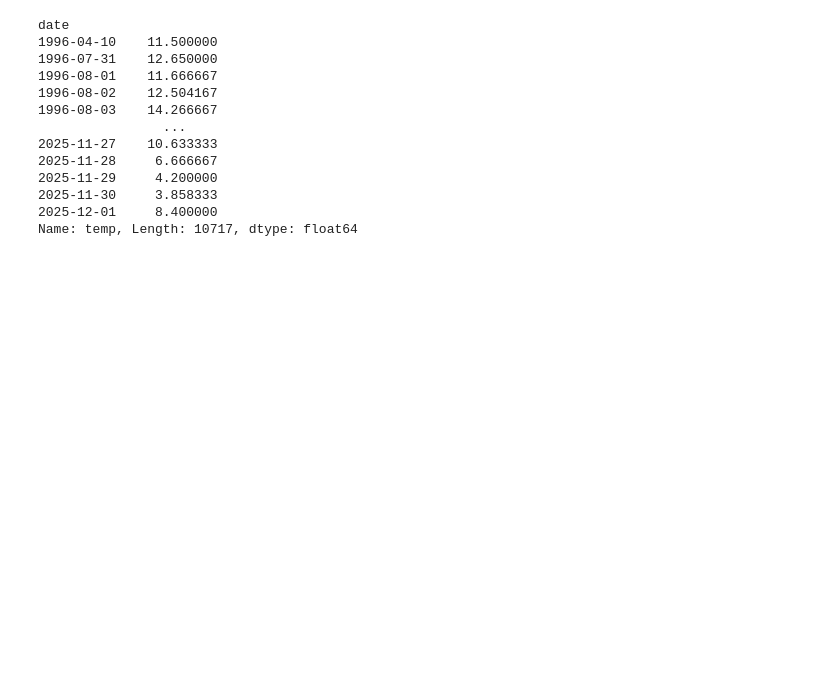
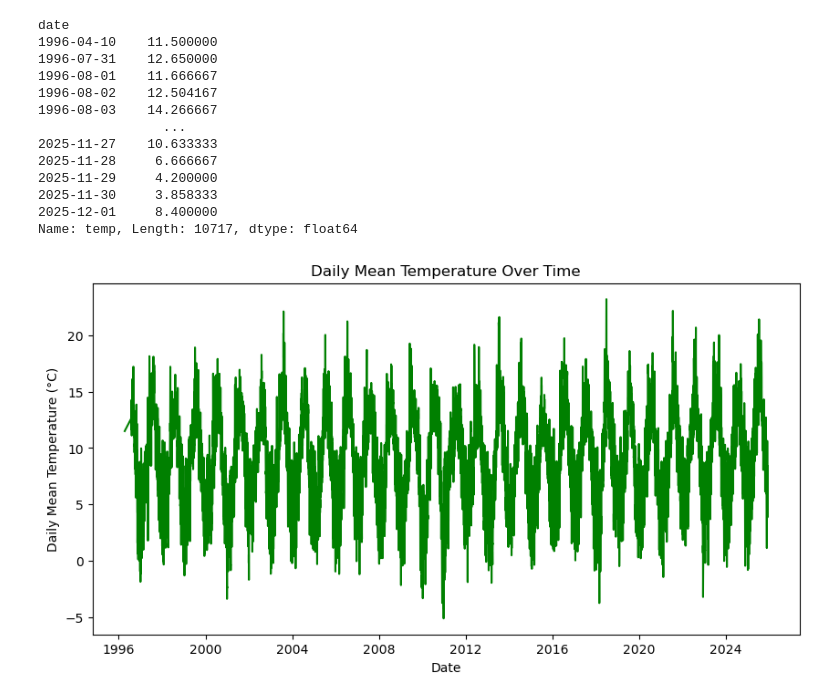
Before and after one commit to tanyasanjuan/pfda-assignments, a Jupyter notebook: Week06/assignment_6_weather.ipynb, the cells around one changed output. Saved outputs shown, nothing was run; the diff lists cells and outputs as text; code cells hidden in the pictures; blank space fills up the shorter version.

Commit message:
plot daily mean temperature

```diff
--- a/Week06/assignment_6_weather.ipynb
+++ b/Week06/assignment_6_weather.ipynb
@@ -92,3 +92,13 @@ date
 2025-11-30     3.858333
 2025-12-01     8.400000
 Name: temp, Length: 10717, dtype: float64
+# %%
+# plot daily mean temperature
+plt.figure(figsize=(10, 5))
+plt.plot(df_daily.index, df_daily.values, color='green', linestyle='-')
+plt.xlabel('Date')
+plt.ylabel('Daily Mean Temperature (°C)')
+plt.title('Daily Mean Temperature Over Time')
+plt.show()
+# %% [output]
+[figure, added]
```
